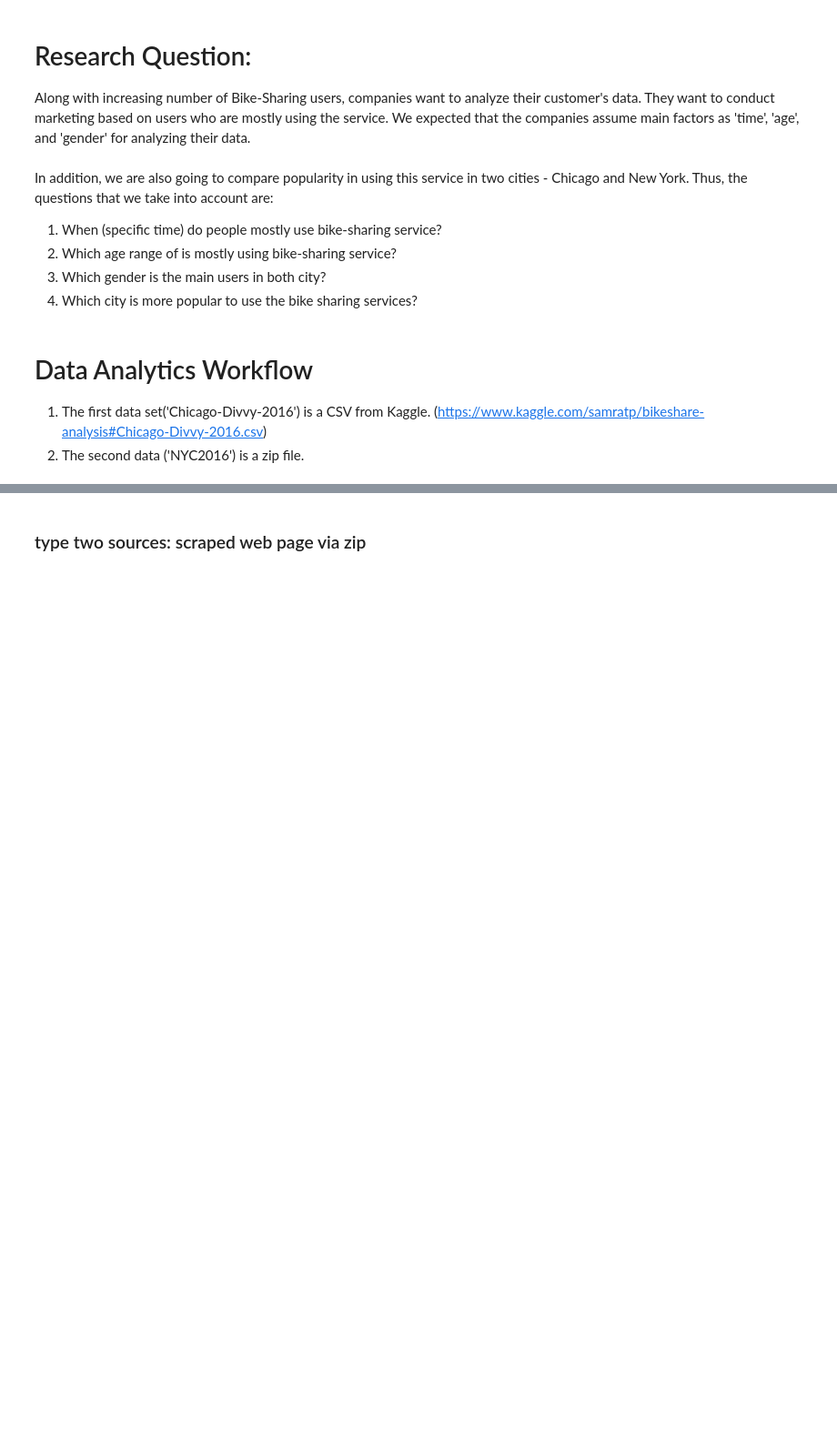
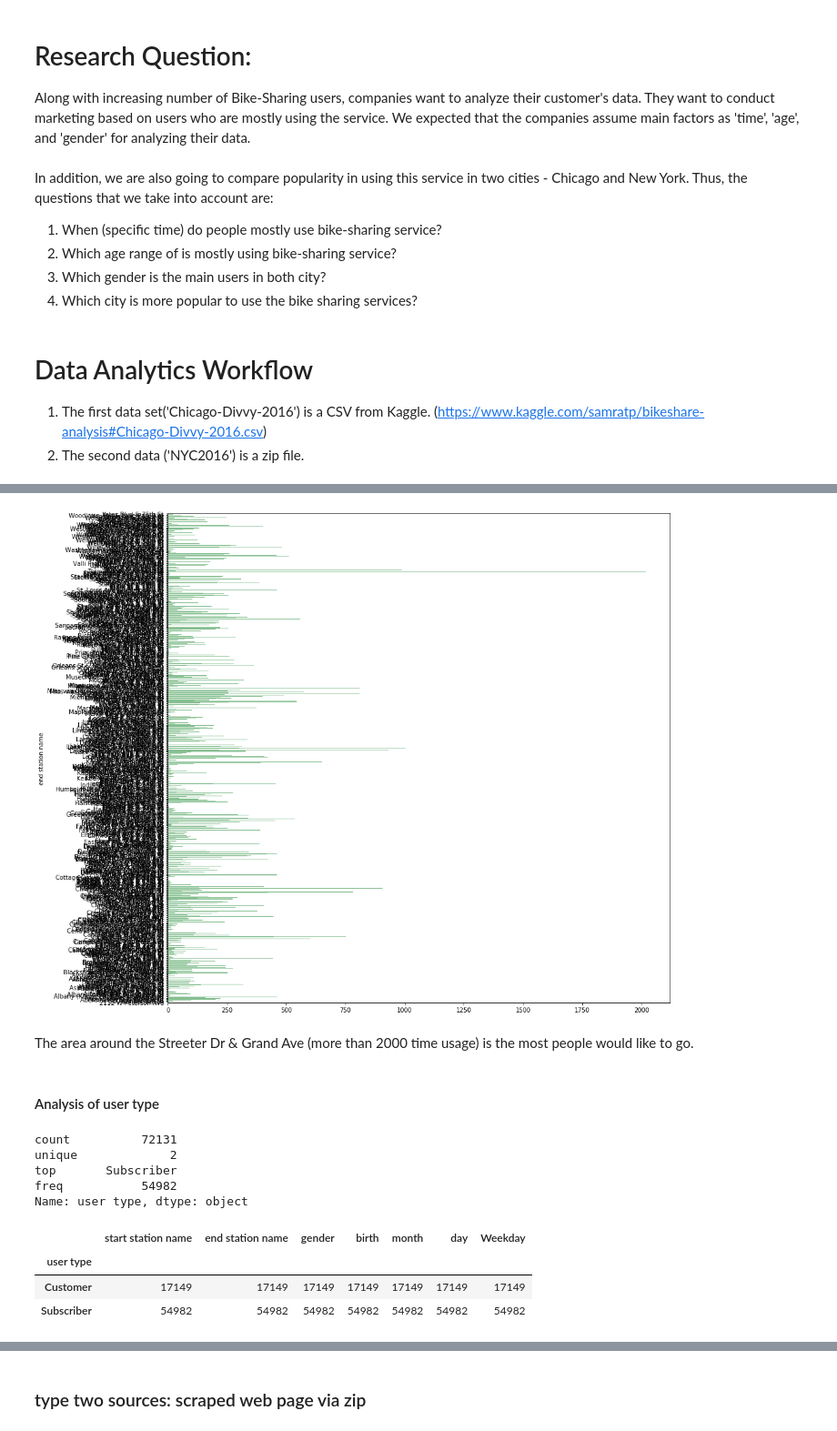
Before and after one commit to mandy941/final, a Jupyter notebook: final.ipynb, the cells around one changed output, grey strips where cells are left out. Shown at 91% size. Cells and saved outputs as stored; diff of their text form; code cells hidden in the pictures; blank space fills up the shorter version.

```diff
--- a/final.ipynb
+++ b/final.ipynb
@@ -44,0 +213,5 @@ OperationalError: (1045, "Access denied for user 'root'@'localhost' (using passw
+# %%
+# add the column weekday of the dataset
+# print the result with head
+chi['Weekday'] = chi['start time'].dt.weekday_name.astype(str)
+chi.head()
@@ -44,0 +332,3 @@ OperationalError: (1045, "Access denied for user 'root'@'localhost' (using passw
+# %%
+end = chi.groupby('end station name').count()
+print(end)
@@ -44,0 +374,24 @@ OperationalError: (1045, "Access denied for user 'root'@'localhost' (using passw
+# %%
+endp = end['start station name'].plot(kind='barh', figsize=(15, 15), color='#86bf91', zorder=2, width=0.7)
+# %% [output]
+[figure, added]
+# %% [markdown]
+The area around the Streeter Dr & Grand Ave (more than 2000 time usage) is the most people would like to go.
+# %% [markdown]
+#### Analysis of user type
+# %%
+chi['user type'].describe()
+# %% [output]
+count          72131
+unique             2
+top       Subscriber
+freq           54982
+Name: user type, dtype: object
+# %%
+user = chi.groupby('user type').count()
+user
+# %% [output]
+|  | start station name | end station name | gender | birth | month | day | Weekday |
+| user type |  |  |  |  |  |  |  |
+| Customer | 17149 | 17149 | 17149 | 17149 | 17149 | 17149 | 17149 |
+| Subscriber | 54982 | 54982 | 54982 | 54982 | 54982 | 54982 | 54982 |
```
Also changed, not shown: parts of 102 cells of this notebook.
